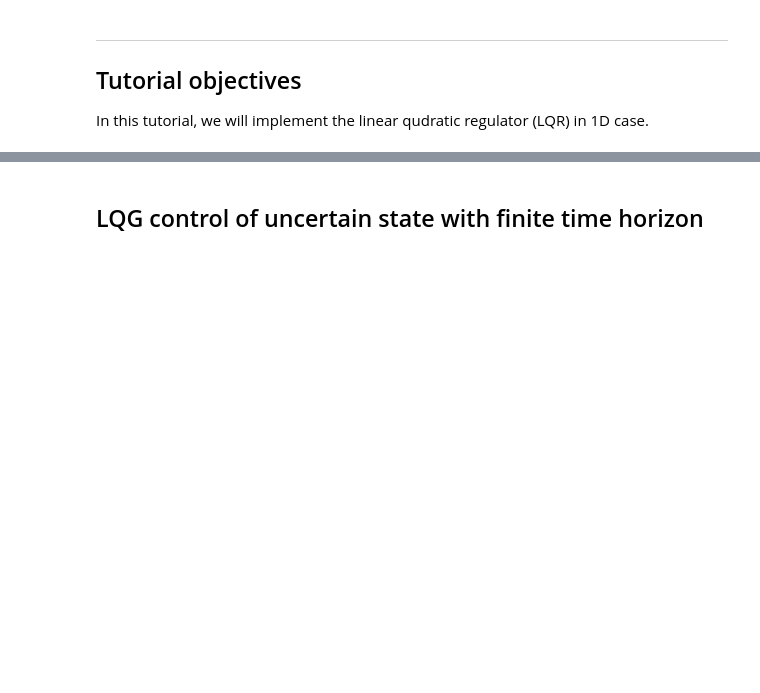
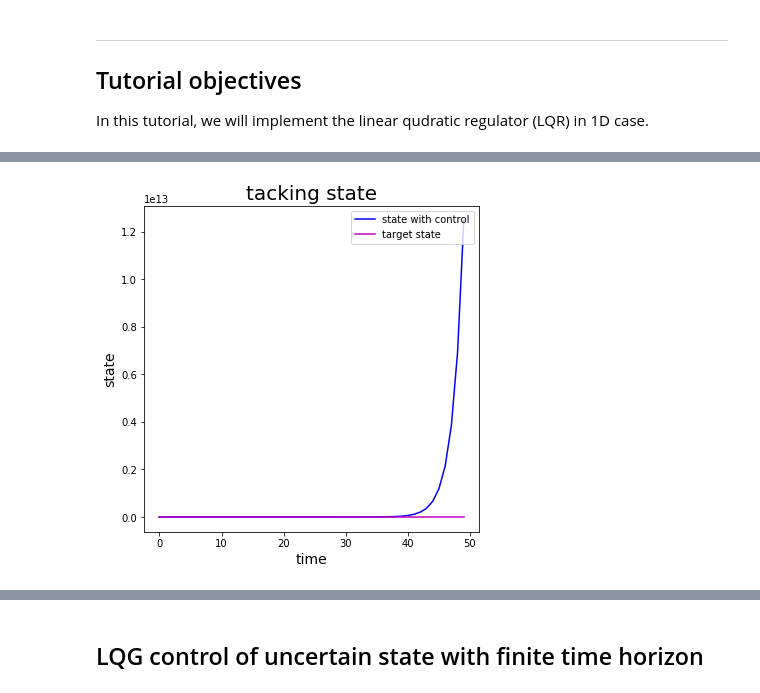
Before and after one commit to zhengww/NeuroMatchAcademy, a Jupyter notebook: Tutorial2_optimal_control_continuous.ipynb, the cells around one changed output, grey strips where cells are left out. Saved outputs shown, nothing was run; the diff lists cells and outputs as text; code cells hidden in the pictures; blank space fills up the shorter version.

```diff
--- a/Tutorial2_optimal_control_continuous.ipynb
+++ b/Tutorial2_optimal_control_continuous.ipynb
@@ -247,0 +150,4 @@ lqr_sine.plot_position(x, x_tilde, target)
+# %%
+lds_zero.plot_position(x)
+# %% [output]
+[figure, added]
```
Also changed, not shown: parts of 48 cells of this notebook, 3 other files.
